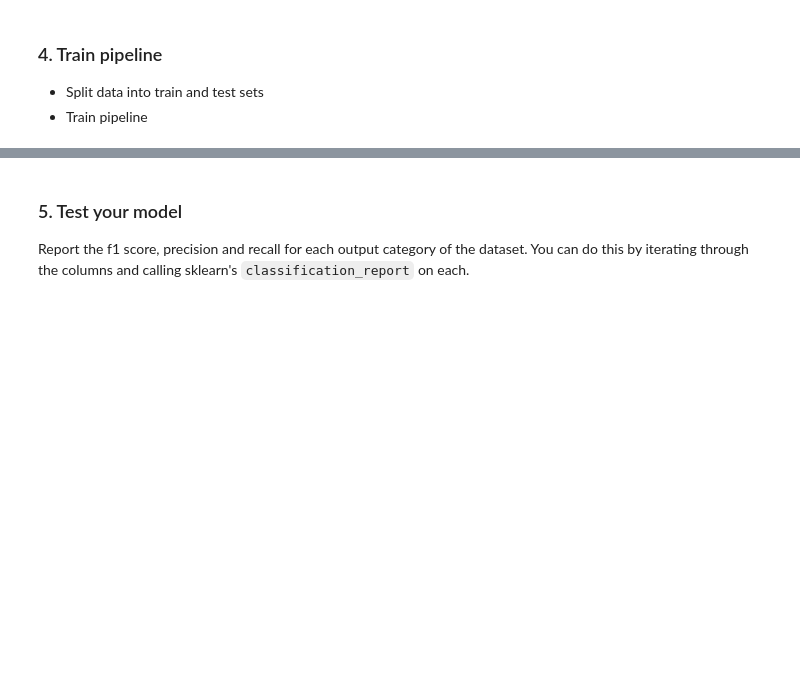
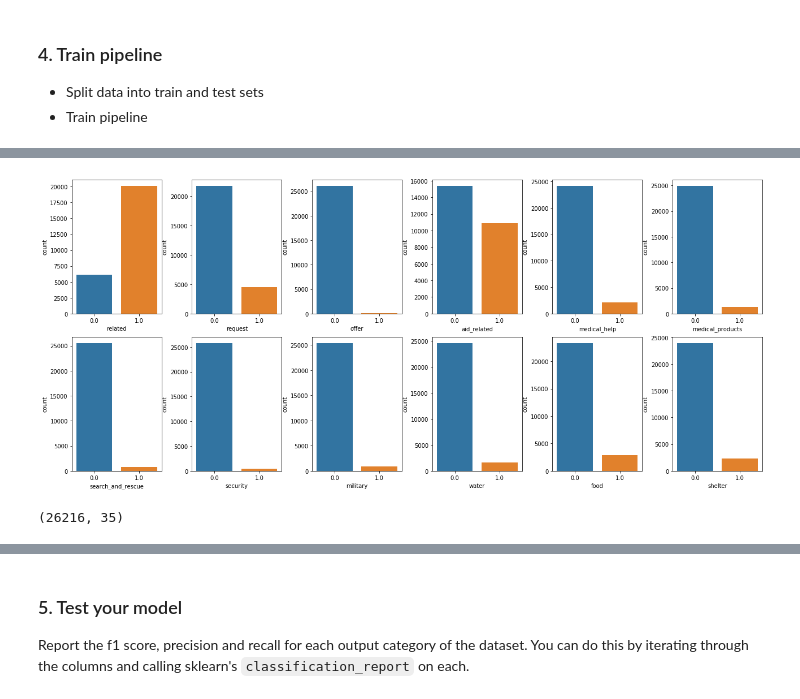
Before and after one commit to khoin-byte/disaster-response-pipeline, a Jupyter notebook: ML_Pipeline_Preparation.ipynb, the cells around one changed output, grey strips where cells are left out. Drawn from its saved outputs; the diff is of its cells as text; code cells hidden in the pictures; blank space fills up the shorter version.

```diff
--- a/ML_Pipeline_Preparation.ipynb
+++ b/ML_Pipeline_Preparation.ipynb
@@ -352,3 +348,9 @@ X_train, X_test, y_train, y_test = train_test_split(X,
                                                     y,
                                                     test_size=0.33,
                                                     random_state=42)
+# %%
+# verifying imbalance
+for i, col in enumerate(y.columns):
+    minority = y[col].value_counts().values
+    min_perc = minority[1] / sum(minority)
+    print("="*10, f"{minority[0], minority[1]} {col}: {min_perc}", "="*10)
@@ -354,0 +375,19 @@ X_train, X_test, y_train, y_test = train_test_split(X,
+# %%
+import seaborn as sns
+import matplotlib.pyplot as plt
+%matplotlib inline
+labels = df.columns[4:]
+# just plotting two rows to see imbalance.
+rows, cols = 2,6
+fig, axes = plt.subplots(nrows=rows, ncols=cols, figsize=(18,8))
+fig.tight_layout(pad=2)
+i = 0
+for row in range(rows):
+    for col in range(cols):
+        sns.countplot(x=y[labels[i]] , data=y, ax=axes[row][col])
+        i += 1
+plt.show()
+y.shape
+# %% [output]
+[figure, added]
+(26216, 35)
```
Also changed, not shown: parts of 16 cells of this notebook.
